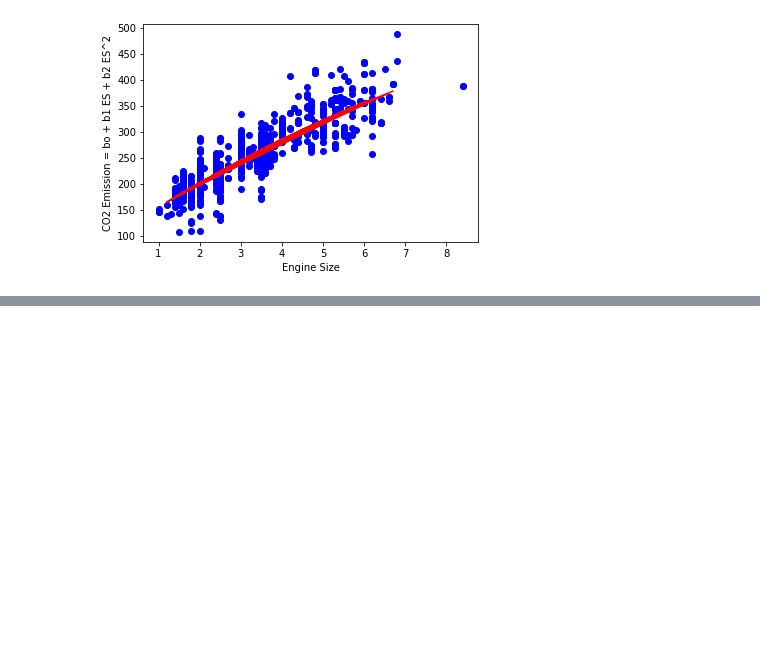
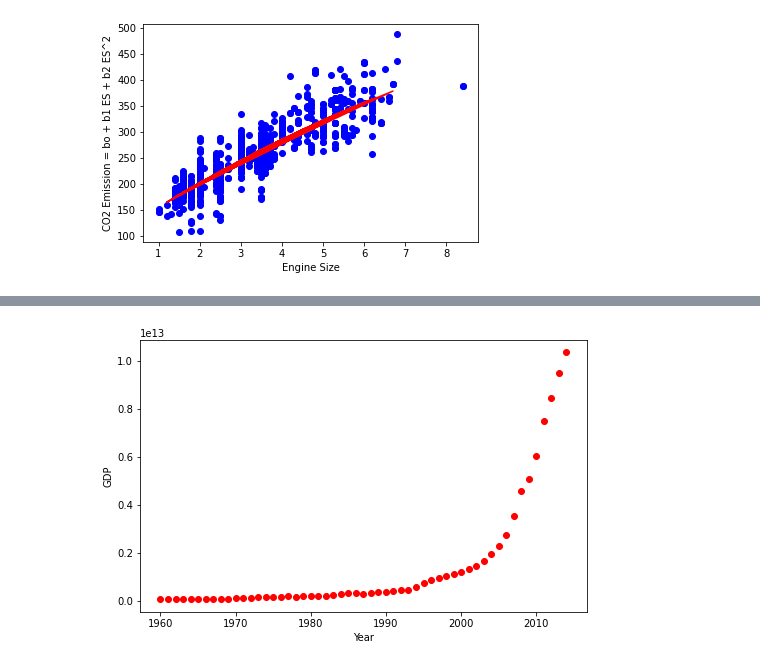
Before and after one commit to madhurdevkota/machine-learning, a Jupyter notebook: Regression_models.ipynb, the cells around one changed output, grey strips where cells are left out. Cells and saved outputs as stored; diff of their text form; code cells hidden in the pictures; blank space fills up the shorter version.

Commit message:
Fitting a non linear function
Fitting a non-linear observation into a Sigmoid/logistic model

```diff
--- a/Regression_models.ipynb
+++ b/Regression_models.ipynb
@@ -303,0 +308,4 @@ R2 score:
+# %%
+# data
+china_gdp_data =pd.read_csv('https://www.dropbox.com/s/fv1r23sl9ql6oxv/china_gdp.csv?dl=1')
+china_gdp_data.head()
@@ -303,0 +319,83 @@ R2 score:
+# %%
+# data prep
+
+plt.figure(figsize= (8,5))
+X = china_gdp_data[['Year']]
+y = china_gdp_data[['Value']]
+print('----------------- data -------------')
+print(X.head(), '\n\n', y.head())
+
+# plot
+print('----------------- Plot X & y -------------')
+plt.figure(figsize= (8,5))
+plt.plot(X, y, 'ro')
+plt.xlabel('Year'); plt.ylabel('GDP')
+plt.show()
+
+## building an appropriate model
+
+# sigmoid funct
+def sigmoid_func(X, beta1, beta2):
+    y = 1 / ( 1 + np.exp(-beta1 * (X-beta2) ) )
+    return y
+# a random value of b1 & b2 to fit the data into the sigmoid funct
+beta1 = 0.1
+beta2 = 1990
+
+# sigmoid/logistic function
+y_hat = sigmoid_func(X, beta1, beta2)
+
+# plot the y estimation
+print('----------------- y hat -------------')
+plt.plot(X, y_hat*15000000000000.0)
+plt.plot(X, y, 'ro')
+
+# normalize the data
+X_norm = X/X.max()
+y_norm = y/y.max()
+
+## Fitting the sigmoid/logistic model
+#lib
+from scipy.optimize import curve_fit
+# curve_fir takes variables as np array --> convert df to np array
+# also ravel() is also required
+X_norm_arr = X_norm.to_numpy().ravel()
+y_norm_arr = y_norm.to_numpy().ravel()
+
+optmz_para, pcov = curve_fit( f= sigmoid_func,
+                                  xdata= X_norm_arr, ydata= y_norm_arr)
+# coeffs
+print('----------------- model coeff -------------')
+print('beta1 ', optmz_para[0])
+print('beta2 ', optmz_para[1])
+
+# yhat
+y_hat = sigmoid_func(X_norm_arr, *optmz_para)
+
+# plot the developed model performance
+print('\n----------------- developed model performance -------------')
+plt.figure( figsize= (8,5) )
+
+plt.plot(X_norm_arr, y_norm_arr, 'ro', label = 'data')
+
+plt.plot(X_norm_arr , y_hat)
+
+plt.legend(loc = 'best')
+plt.ylabel('GDP'); plt.xlabel('Year')
+
+plt.show()
+
+# Model eval
+y_hat
+X_test = X_norm_arr
+y_test = y_norm_arr
+print('\n----------------- Model Evaluation -------------')
+print('Mean Absolute error (MAE): ')
+print(  np.mean(np.absolute(y_hat-y_test))  )
+
+print('\nMean Square error (MSE): ')
+print(  np.mean((y_hat-y_test)**2)  )
+
+print('\nR2 score: ')
+print( r2_score(y_hat, y_test) )
+# %% [output]
@@ -303,0 +418 @@ R2 score:
+[figure, added]
```
Also changed, not shown: parts of 6 cells of this notebook.
